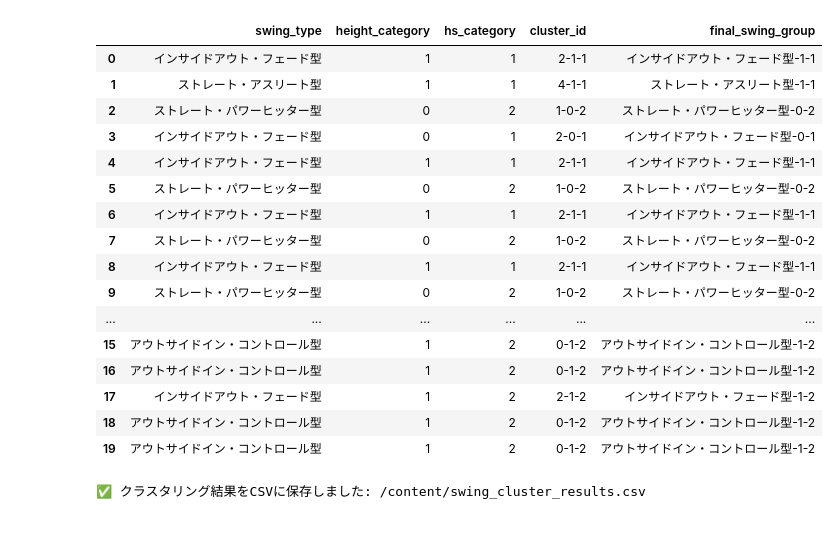
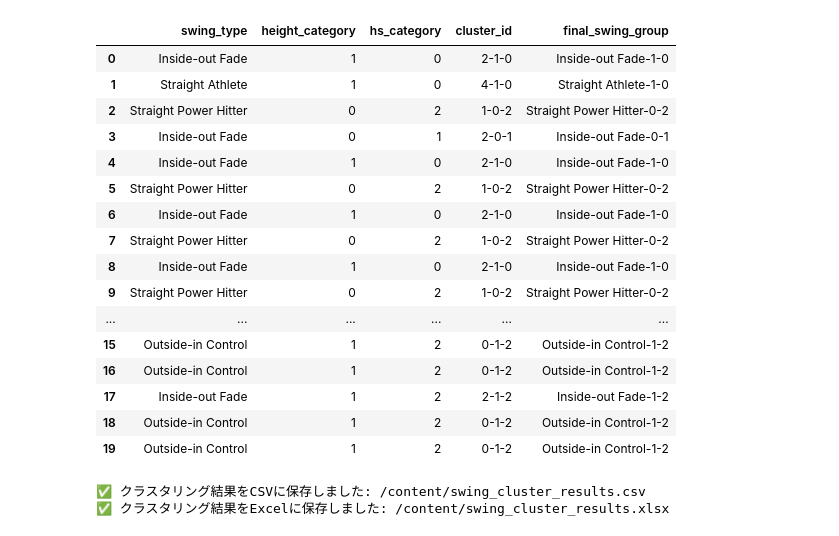
Before and after one commit to gakutakimoto/gaku-lala-apps, a Jupyter notebook: M_Tracer_Analytics.ipynb, the cells around one changed output. Drawn from its saved outputs; the diff is of its cells as text; code cells hidden in the pictures.

```diff
--- a/M_Tracer_Analytics.ipynb
+++ b/M_Tracer_Analytics.ipynb
@@ -8,7 +8,7 @@ from sklearn.cluster import KMeans
 from sklearn.preprocessing import StandardScaler
 
 # 📌 データを読み込む（Colabにアップロード済みのファイルを使う）
-file_path = "/content/sample_data/swing_detail.csv"
+file_path = "/content/sample_data/swing_detail_cluster_results.csv"
 data = pd.read_csv(file_path, dtype=str, low_memory=False)
 
 # 📌 数値カラムを適切な型に変換
@@ -53,70 +53,71 @@ data_selected['cluster'] = kmeans.fit_predict(data_scaled_weighted)
 # 📌 元データにクラスタ情報を追加
 data_final = data.merge(data_selected[['cluster']], left_index=True, right_index=True)
 
-# 📌 クラスタ名の辞書
+# 📌 クラスタ名（英語）
 cluster_names = {
-    0: "アウトサイドイン・コントロール型",
-    1: "ストレート・パワーヒッター型",
-    2: "インサイドアウト・フェード型",
-    3: "インサイドアウト・ドローヒッター型",
-    4: "ストレート・アスリート型"
+    0: "Outside-in Control",
+    1: "Straight Power Hitter",
+    2: "Inside-out Fade",
+    3: "Inside-out Draw Hitter",
+    4: "Straight Athlete"
 }
 
 # 📌 身長カテゴリ（170cm 以上 / 未満を 1 / 0 に変換）
 data_final['height_category'] = np.where(data_final['profileHeight'] >= 170, "1", "0")
 
 # 📌 ヘッドスピードカテゴリを作成（Slow / Mid / Fast → 0, 1, 2 に変換）
-bins = [0, 30, 37, 100]
+bins = [0, 33, 37, 100]
 labels = ['0', '1', '2']  # SlowHS → 0, MidHS → 1, FastHS → 2
 data_final['hs_category'] = pd.cut(
     data_final['impactHeadSpeed'], bins=bins, labels=labels, include_lowest=True
 ).astype(str)  # 🛠 Categorical → 文字列に変換
 
 # 📌 クラスタ名（スイングタイプ）
 data_final['swing_type'] = data_final['cluster'].map(cluster_names)
 
 # 📌 クラスタIDの修正（数値化したヘッドスピードを使用）
 data_final['cluster_id'] = (
     data_final['cluster'].astype(str) + '-' +
     data_final['height_category'] + '-' +
     data_final['hs_category']
 )
 
 # 📌 最終スインググループ名
 data_final['final_swing_group'] = (
     data_final['swing_type'].astype(str) + '-' +
     data_final['height_category'].astype(str) + '-' +
     data_final['hs_category']
 )
 
 # ✅ 確認用の出力
 display(data_final[['swing_type', 'height_category', 'hs_category', 'cluster_id', 'final_swing_group']].head(20))
 
-# 📌 クラスタリング結果をCSVで保存（次回以降はこれを使う！）
+# 📌 クラスタリング結果をCSVで保存（UTF-8対策）
 csv_output_path = "/content/swing_cluster_results.csv"
-data_final.to_csv(csv_output_path, index=False)
+data_final.to_csv(csv_output_path, index=False, encoding="utf-8-sig")
 print(f"✅ クラスタリング結果をCSVに保存しました: {csv_output_path}")
 
-# 📌 クラスタリング結果をExcelで保存
+# 📌 クラスタリング結果をExcelで保存（UTF-8対応）
 excel_output_path = "/content/swing_cluster_results.xlsx"
 data_final.to_excel(excel_output_path, index=False)
 print(f"✅ クラスタリング結果をExcelに保存しました: {excel_output_path}")
 # %% [output]
 |  | swing_type | height_category | hs_category | cluster_id | final_swing_group |
-| 0 | インサイドアウト・フェード型 | 1 | 1 | 2-1-1 | インサイドアウト・フェード型-1-1 |
-| 1 | ストレート・アスリート型 | 1 | 1 | 4-1-1 | ストレート・アスリート型-1-1 |
-| 2 | ストレート・パワーヒッター型 | 0 | 2 | 1-0-2 | ストレート・パワーヒッター型-0-2 |
-| 3 | インサイドアウト・フェード型 | 0 | 1 | 2-0-1 | インサイドアウト・フェード型-0-1 |
-| 4 | インサイドアウト・フェード型 | 1 | 1 | 2-1-1 | インサイドアウト・フェード型-1-1 |
-| 5 | ストレート・パワーヒッター型 | 0 | 2 | 1-0-2 | ストレート・パワーヒッター型-0-2 |
-| 6 | インサイドアウト・フェード型 | 1 | 1 | 2-1-1 | インサイドアウト・フェード型-1-1 |
-| 7 | ストレート・パワーヒッター型 | 0 | 2 | 1-0-2 | ストレート・パワーヒッター型-0-2 |
-| 8 | インサイドアウト・フェード型 | 1 | 1 | 2-1-1 | インサイドアウト・フェード型-1-1 |
-| 9 | ストレート・パワーヒッター型 | 0 | 2 | 1-0-2 | ストレート・パワーヒッター型-0-2 |
+| 0 | Inside-out Fade | 1 | 0 | 2-1-0 | Inside-out Fade-1-0 |
+| 1 | Straight Athlete | 1 | 0 | 4-1-0 | Straight Athlete-1-0 |
+| 2 | Straight Power Hitter | 0 | 2 | 1-0-2 | Straight Power Hitter-0-2 |
+| 3 | Inside-out Fade | 0 | 1 | 2-0-1 | Inside-out Fade-0-1 |
+| 4 | Inside-out Fade | 1 | 0 | 2-1-0 | Inside-out Fade-1-0 |
+| 5 | Straight Power Hitter | 0 | 2 | 1-0-2 | Straight Power Hitter-0-2 |
+| 6 | Inside-out Fade | 1 | 0 | 2-1-0 | Inside-out Fade-1-0 |
+| 7 | Straight Power Hitter | 0 | 2 | 1-0-2 | Straight Power Hitter-0-2 |
+| 8 | Inside-out Fade | 1 | 0 | 2-1-0 | Inside-out Fade-1-0 |
+| 9 | Straight Power Hitter | 0 | 2 | 1-0-2 | Straight Power Hitter-0-2 |
 | ... | ... | ... | ... | ... | ... |
-| 15 | アウトサイドイン・コントロール型 | 1 | 2 | 0-1-2 | アウトサイドイン・コントロール型-1-2 |
-| 16 | アウトサイドイン・コントロール型 | 1 | 2 | 0-1-2 | アウトサイドイン・コントロール型-1-2 |
-| 17 | インサイドアウト・フェード型 | 1 | 2 | 2-1-2 | インサイドアウト・フェード型-1-2 |
-| 18 | アウトサイドイン・コントロール型 | 1 | 2 | 0-1-2 | アウトサイドイン・コントロール型-1-2 |
-| 19 | アウトサイドイン・コントロール型 | 1 | 2 | 0-1-2 | アウトサイドイン・コントロール型-1-2 |
+| 15 | Outside-in Control | 1 | 2 | 0-1-2 | Outside-in Control-1-2 |
+| 16 | Outside-in Control | 1 | 2 | 0-1-2 | Outside-in Control-1-2 |
+| 17 | Inside-out Fade | 1 | 2 | 2-1-2 | Inside-out Fade-1-2 |
+| 18 | Outside-in Control | 1 | 2 | 0-1-2 | Outside-in Control-1-2 |
+| 19 | Outside-in Control | 1 | 2 | 0-1-2 | Outside-in Control-1-2 |
 ✅ クラスタリング結果をCSVに保存しました: /content/swing_cluster_results.csv
+✅ クラスタリング結果をExcelに保存しました: /content/swing_cluster_results.xlsx
```
Also changed, not shown: parts of 7 cells of this notebook.
